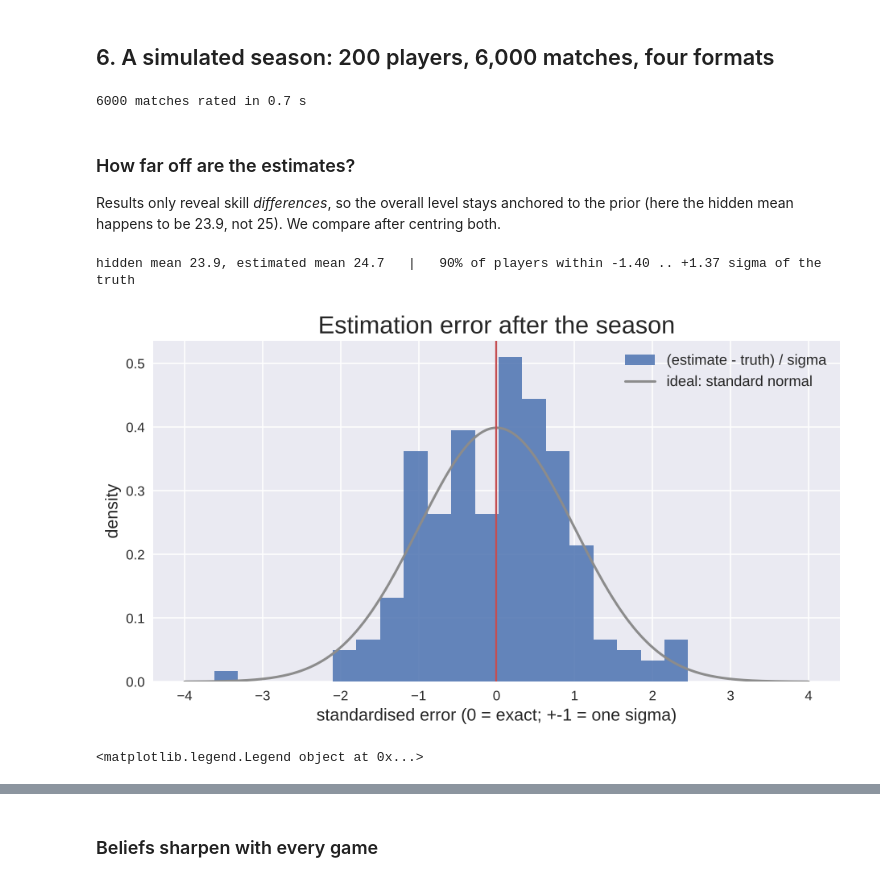
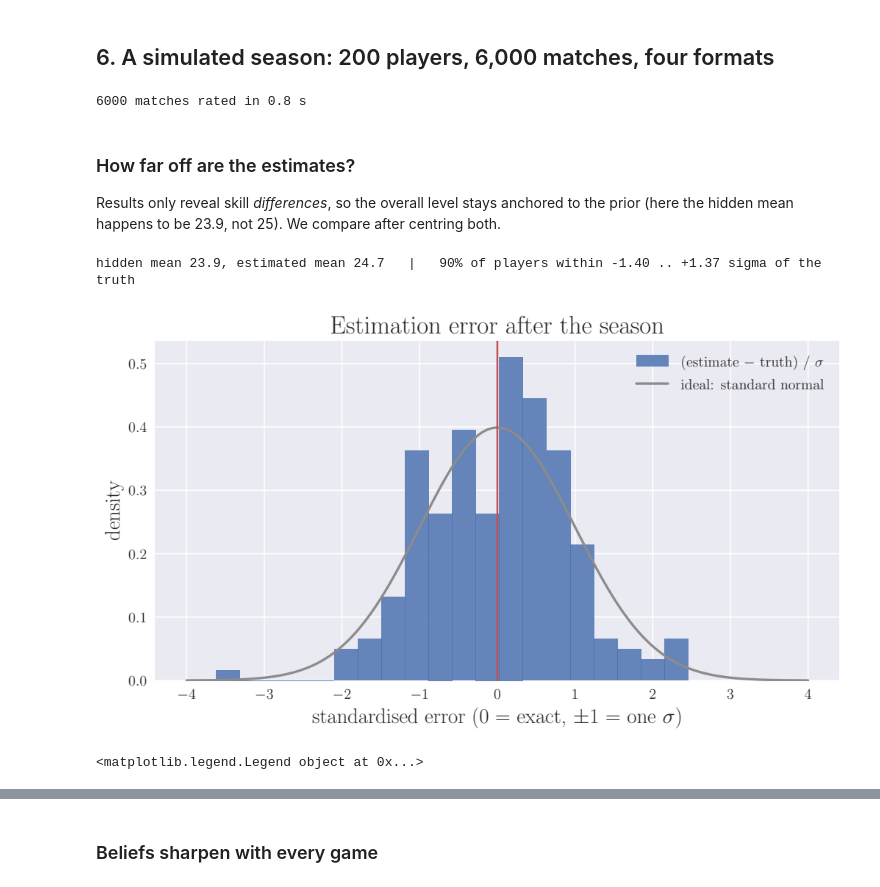
Before and after one commit to Tahahaha7/skillgraph, a Jupyter notebook: examples/skillgraph_tour.ipynb, the cells around one changed output, grey strips where cells are left out. Drawn from its saved outputs; the diff is of its cells as text; code cells hidden in the pictures.

```diff
--- a/examples/skillgraph_tour.ipynb
+++ b/examples/skillgraph_tour.ipynb
@@ -11,14 +11,17 @@ import time
 import numpy as np
 import pandas as pd
 import matplotlib.pyplot as plt
+from matplotlib import rc
 from scipy.stats import norm, spearmanr
 
 import skillgraph as sg
 from skillgraph import TS1, Match, Rating
 
 plt.style.use("seaborn-v0_8")
-plt.rcParams.update({"figure.figsize": (10, 5), "axes.titlesize": 20, "axes.labelsize": 14,
-                     "xtick.labelsize": 11, "ytick.labelsize": 11, "legend.fontsize": 12})
+rc('text', usetex=True)          # LaTeX text rendering (needs a TeX install, e.g. MacTeX)
+rc('font', family='serif')
+plt.rcParams.update({"figure.figsize": (10, 5), "axes.titlesize": 22, "axes.labelsize": 16,
+                     "xtick.labelsize": 13, "ytick.labelsize": 13, "legend.fontsize": 13})
 BLUE, ORANGE, RED, GREY = "#4C72B0", "#DD8452", "#C44E52", "#8C8C8C"
 # %% [markdown]
 ## 1. A rating is a bell curve, and a result makes it narrower
@@ -103,6 +106,6 @@ table = pd.DataFrame({n: {"quality": sg.quality([[me], [r]]), "P(I win)": sg.win
 
 ax = table["quality"].plot.barh(color=BLUE)
 for i, (q, p) in enumerate(zip(table["quality"], table["P(I win)"])):
-    ax.text(q + 0.01, i, f"P(win) = {p:.0%}", va="center", fontsize=12)
+    ax.text(q + 0.01, i, rf"P(win) = {100 * p:.0f}\%", va="center", fontsize=14)
 ax.set_xlim(0, 1.05); ax.set_title("Match quality against each candidate (1 = perfectly even)"); ax.set_xlabel("quality");
 # %% [output]
@@ -136,7 +139,7 @@ t0 = time.time()
 season = env.rate_matches(matches)
 print(f"{n_matches} matches rated in {time.time() - t0:.1f} s")
 # %% [output]
-6000 matches rated in 0.7 s
+6000 matches rated in 0.8 s
 # %% [markdown]
 ### How far off are the estimates?
 
@@ -145,20 +148,20 @@ Results only reveal skill *differences*, so the overall level stays anchored to
 # %%
 mu = np.array([season.ratings[p].mu for p in range(n_players)])
 sigma = np.array([season.ratings[p].sigma for p in range(n_players)])
 z = ((mu - mu.mean()) - (truth - truth.mean())) / sigma
 
 lo5, hi95 = np.percentile(z, [5, 95])
 print(f"hidden mean {truth.mean():.1f}, estimated mean {mu.mean():.1f}   |   90% of players within {lo5:+.2f} .. {hi95:+.2f} sigma of the truth")
 
-plt.hist(z, bins=20, density=True, color=BLUE, alpha=0.85, label="(estimate - truth) / sigma")
+plt.hist(z, bins=20, density=True, color=BLUE, alpha=0.85, label=r"(estimate $-$ truth) / $\sigma$")
 zz = np.linspace(-4, 4, 300)
 plt.plot(zz, norm.pdf(zz), color=GREY, lw=2, label="ideal: standard normal")
 plt.axvline(z.mean(), color=RED, lw=1.5)
 plt.title("Estimation error after the season")
-plt.xlabel("standardised error (0 = exact; +-1 = one sigma)"); plt.ylabel("density"); plt.legend();
+plt.xlabel(r"standardised error ($0$ = exact, $\pm 1$ = one $\sigma$)"); plt.ylabel("density"); plt.legend();
 # %% [output]
 hidden mean 23.9, estimated mean 24.7   |   90% of players within -1.40 .. +1.37 sigma of the truth
-[figure, old version]
+[figure, new version]
 <matplotlib.legend.Legend object at 0x...>
 # %%
 plt.errorbar(truth, mu, yerr=sigma, fmt="o", ms=4, color=BLUE, ecolor=GREY, elinewidth=0.8, alpha=0.8)
```
Also changed, not shown: parts of 9 cells of this notebook.
